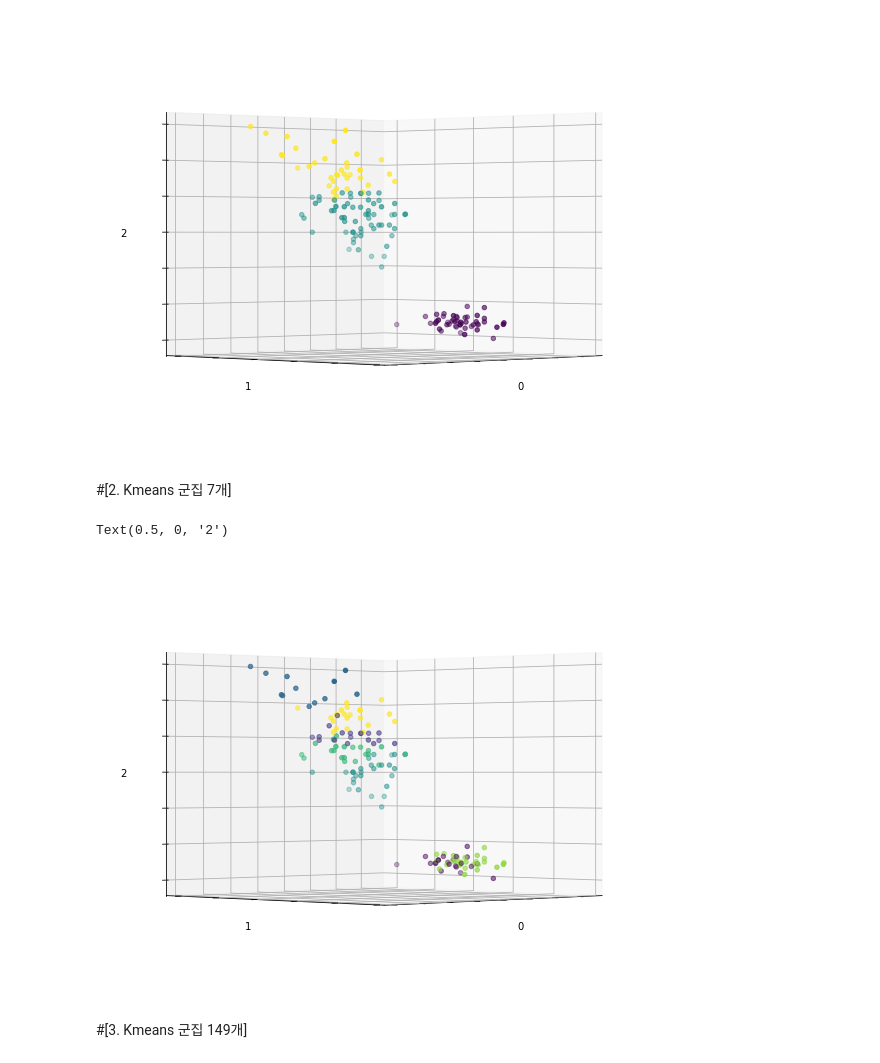
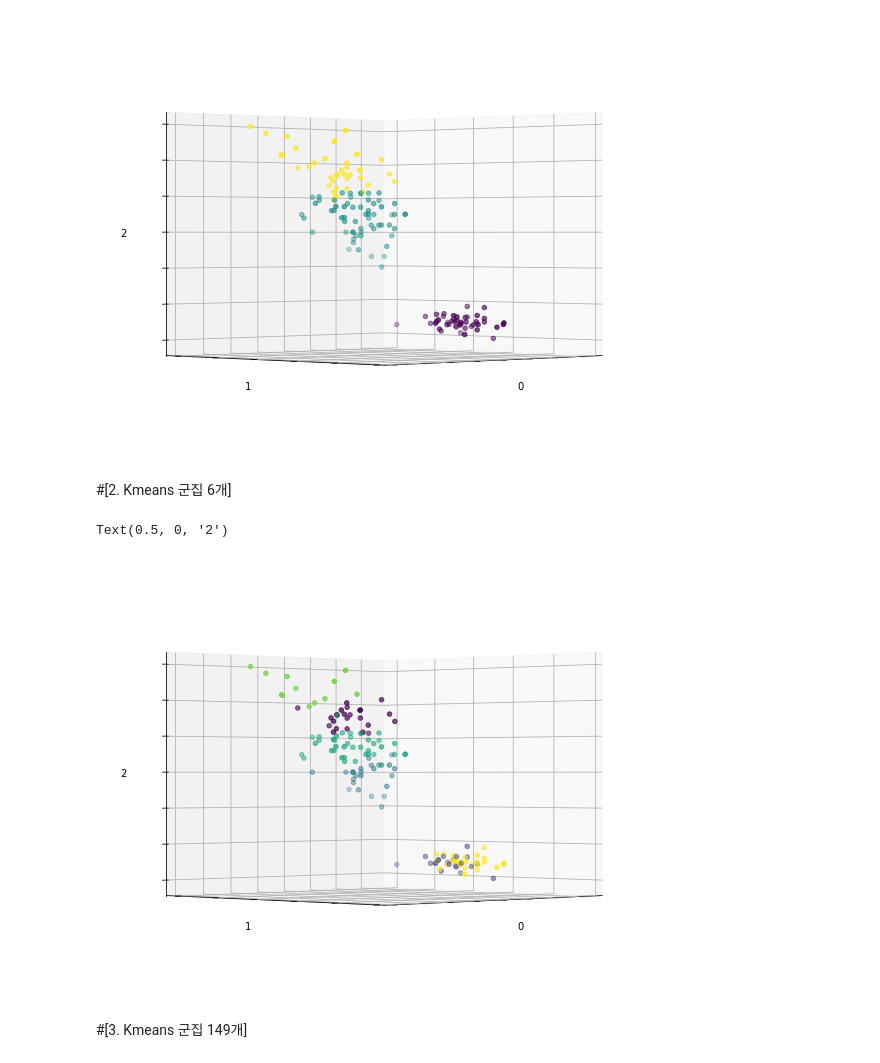
Before and after one commit to ChicagoPark/ML_Assignment, a Jupyter notebook: HW2_20161309_박영일_AffProp.ipynb, the cells around one changed output. Drawn from its saved outputs; the diff is of its cells as text; code cells hidden in the pictures.

```diff
--- a/HW2_20161309_박영일_AffProp.ipynb
+++ b/HW2_20161309_박영일_AffProp.ipynb
@@ -49,32 +51,33 @@ ax_kmeans_3.set_zlabel("2")
 Text(0.5, 0, '2')
 [figure]
 # %% [markdown]
-#[2. Kmeans 군집 7개]
+#[2. Kmeans 군집 6개]
 # %%
-# 군집 7개 설정
-kmeans_7 = KMeans(n_clusters=7).fit(X)
+# 군집 6개 설정
+kmeans_6 = KMeans(n_clusters=6).fit(X)
 
 # 군집 결과를 보기위한 변수 정의
-labels_kmeans_7 = kmeans_7.labels_
+labels_kmeans_6 = kmeans_6.labels_
 
 # 결과를 시각화해보자
 # 3차원 figure 를 그릴 준비를 한다.
-fig_kmeans_7 = plt.figure(1, figsize=(8, 6))    # (figure 넘버, width_height in inch)
+fig_kmeans_6 = plt.figure(1, figsize=(8, 6))    # (figure 넘버, width_height in inch)
 # 3차원 시각화를 위한 준비
-ax_kmeans_7 = Axes3D(fig_kmeans_7, rect=[0,0,0.95,1], elev=0, azim=45)
+ax_kmeans_6 = Axes3D(fig_kmeans_6, rect=[0,0,0.95,1], elev=0, azim=45)
 # 3차원 상에 결과 그리기 (컬러코드 c 에 대표 인덱스(float) 를 대입하여 색을 부여한다.)
-ax_kmeans_7.scatter(X[:,0], X[:,1], X[:,2], c=labels_kmeans_7.astype(float), edgecolor=None)
-# 축별로 레이블을 진행하여 축의 의미를 부여한다.
-ax_kmeans_7.w_xaxis.set_ticklabels([])
-ax_kmeans_7.w_yaxis.set_ticklabels([])
-ax_kmeans_7.w_zaxis.set_ticklabels([])   # 축의 좌표자리에 적히는 숫자를 의미한다.
+ax_kmeans_6.scatter(X[:,0], X[:,1], X[:,2], c=labels_kmeans_6.astype(float), edgecolor=None)
+# 좌표축에 격자 단위로 적히는 수를 없애준다.
+ax_kmeans_6.w_xaxis.set_ticklabels([])
+ax_kmeans_6.w_yaxis.set_ticklabels([])
+ax_kmeans_6.w_zaxis.set_ticklabels([])   # 축의 좌표자리에 적히는 숫자를 의미한다.
 
-ax_kmeans_7.set_xlabel("0")
-ax_kmeans_7.set_ylabel("1")
-ax_kmeans_7.set_zlabel("2")
+# 축에 대한 레이블을 명시
+ax_kmeans_6.set_xlabel("0")
+ax_kmeans_6.set_ylabel("1")
+ax_kmeans_6.set_zlabel("2")
 # %% [output]
 Text(0.5, 0, '2')
-[figure, old version]
+[figure, new version]
 # %% [markdown]
 #[3. Kmeans 군집 149개]
 # %%
```
Also changed, not shown: parts of 7 cells of this notebook.
